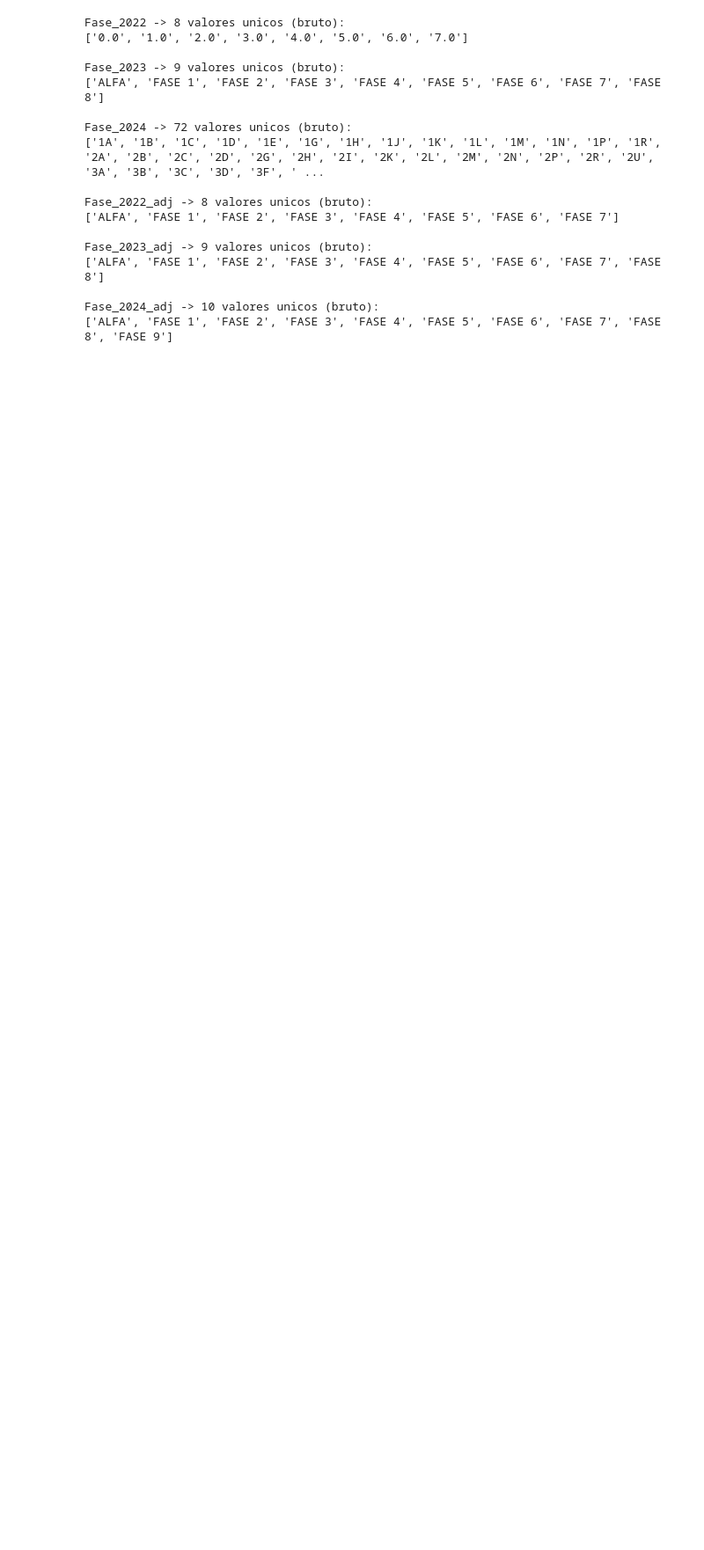
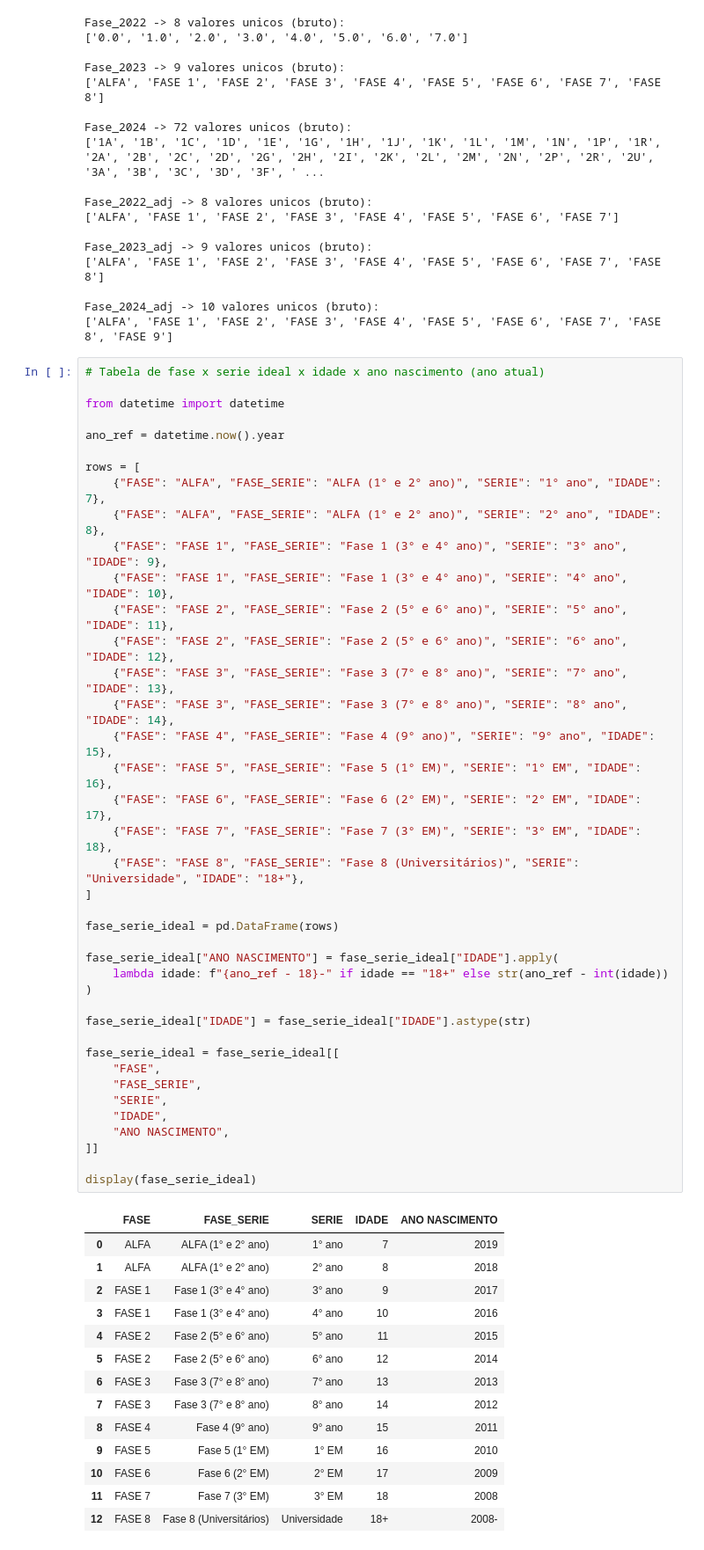
Before and after one commit to udanielsantin/Datathon-Machine-Learning-Engineering, a Jupyter notebook: data/data_modeling.ipynb, the cells around one changed output. Shown at 88% size. Cells and saved outputs as stored; diff of their text form; blank space fills up the shorter version.

Commit message:
Update data modeling notebook with analysis improvements

```diff
--- a/data/data_modeling.ipynb
+++ b/data/data_modeling.ipynb
@@ -487,3 +496,58 @@ Fase_2023_adj -> 9 valores unicos (bruto):
 
 Fase_2024_adj -> 10 valores unicos (bruto):
 ['ALFA', 'FASE 1', 'FASE 2', 'FASE 3', 'FASE 4', 'FASE 5', 'FASE 6', 'FASE 7', 'FASE 8', 'FASE 9']
+# %%
+# Tabela de fase x serie ideal x idade x ano nascimento (ano atual)
+
+from datetime import datetime
+
+ano_ref = datetime.now().year
+
+rows = [
+    {"FASE": "ALFA", "FASE_SERIE": "ALFA (1° e 2° ano)", "SERIE": "1° ano", "IDADE": 7},
+    {"FASE": "ALFA", "FASE_SERIE": "ALFA (1° e 2° ano)", "SERIE": "2° ano", "IDADE": 8},
+    {"FASE": "FASE 1", "FASE_SERIE": "Fase 1 (3° e 4° ano)", "SERIE": "3° ano", "IDADE": 9},
+    {"FASE": "FASE 1", "FASE_SERIE": "Fase 1 (3° e 4° ano)", "SERIE": "4° ano", "IDADE": 10},
+    {"FASE": "FASE 2", "FASE_SERIE": "Fase 2 (5° e 6° ano)", "SERIE": "5° ano", "IDADE": 11},
+    {"FASE": "FASE 2", "FASE_SERIE": "Fase 2 (5° e 6° ano)", "SERIE": "6° ano", "IDADE": 12},
+    {"FASE": "FASE 3", "FASE_SERIE": "Fase 3 (7° e 8° ano)", "SERIE": "7° ano", "IDADE": 13},
+    {"FASE": "FASE 3", "FASE_SERIE": "Fase 3 (7° e 8° ano)", "SERIE": "8° ano", "IDADE": 14},
+    {"FASE": "FASE 4", "FASE_SERIE": "Fase 4 (9° ano)", "SERIE": "9° ano", "IDADE": 15},
+    {"FASE": "FASE 5", "FASE_SERIE": "Fase 5 (1° EM)", "SERIE": "1° EM", "IDADE": 16},
+    {"FASE": "FASE 6", "FASE_SERIE": "Fase 6 (2° EM)", "SERIE": "2° EM", "IDADE": 17},
+    {"FASE": "FASE 7", "FASE_SERIE": "Fase 7 (3° EM)", "SERIE": "3° EM", "IDADE": 18},
+    {"FASE": "FASE 8", "FASE_SERIE": "Fase 8 (Universitários)", "SERIE": "Universidade", "IDADE": "18+"},
+]
+
+fase_serie_ideal = pd.DataFrame(rows)
+
+fase_serie_ideal["ANO NASCIMENTO"] = fase_serie_ideal["IDADE"].apply(
+    lambda idade: f"{ano_ref - 18}-" if idade == "18+" else str(ano_ref - int(idade))
+)
+
+fase_serie_ideal["IDADE"] = fase_serie_ideal["IDADE"].astype(str)
+
+fase_serie_ideal = fase_serie_ideal[[
+    "FASE",
+    "FASE_SERIE",
+    "SERIE",
+    "IDADE",
+    "ANO NASCIMENTO",
+]]
+
+display(fase_serie_ideal)
+# %% [output]
+|  | FASE | FASE_SERIE | SERIE | IDADE | ANO NASCIMENTO |
+| 0 | ALFA | ALFA (1° e 2° ano) | 1° ano | 7 | 2019 |
+| 1 | ALFA | ALFA (1° e 2° ano) | 2° ano | 8 | 2018 |
+| 2 | FASE 1 | Fase 1 (3° e 4° ano) | 3° ano | 9 | 2017 |
+| 3 | FASE 1 | Fase 1 (3° e 4° ano) | 4° ano | 10 | 2016 |
+| 4 | FASE 2 | Fase 2 (5° e 6° ano) | 5° ano | 11 | 2015 |
+| 5 | FASE 2 | Fase 2 (5° e 6° ano) | 6° ano | 12 | 2014 |
+| 6 | FASE 3 | Fase 3 (7° e 8° ano) | 7° ano | 13 | 2013 |
+| 7 | FASE 3 | Fase 3 (7° e 8° ano) | 8° ano | 14 | 2012 |
+| 8 | FASE 4 | Fase 4 (9° ano) | 9° ano | 15 | 2011 |
+| 9 | FASE 5 | Fase 5 (1° EM) | 1° EM | 16 | 2010 |
+| 10 | FASE 6 | Fase 6 (2° EM) | 2° EM | 17 | 2009 |
+| 11 | FASE 7 | Fase 7 (3° EM) | 3° EM | 18 | 2008 |
+| 12 | FASE 8 | Fase 8 (Universitários) | Universidade | 18+ | 2008- |
```
Also changed, not shown: parts of 1 cell of this notebook.
